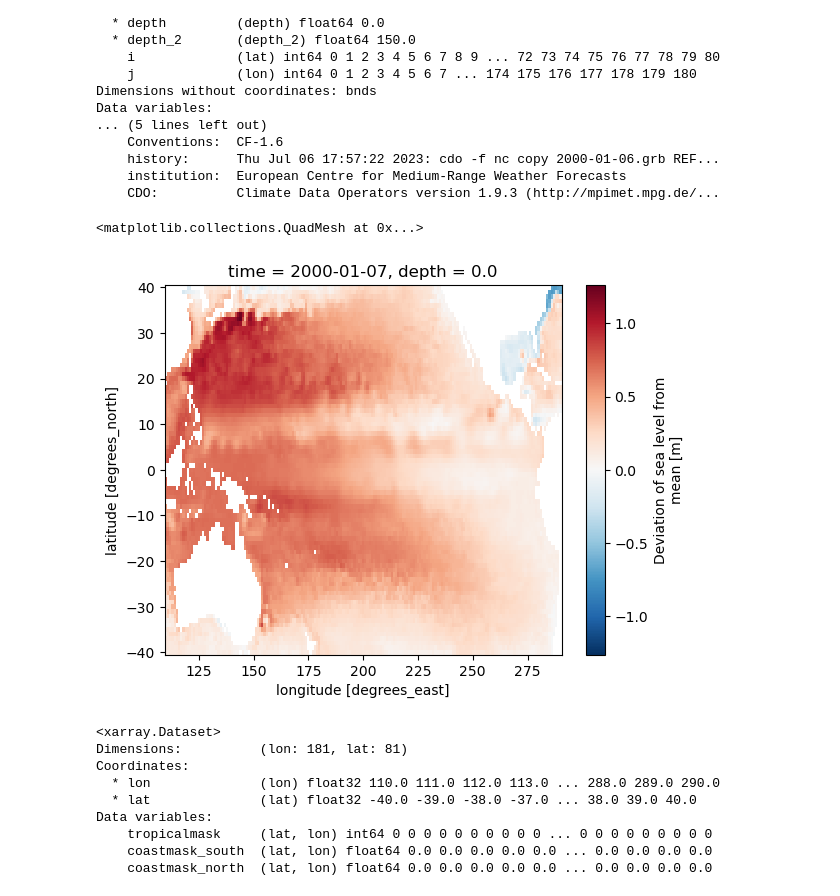
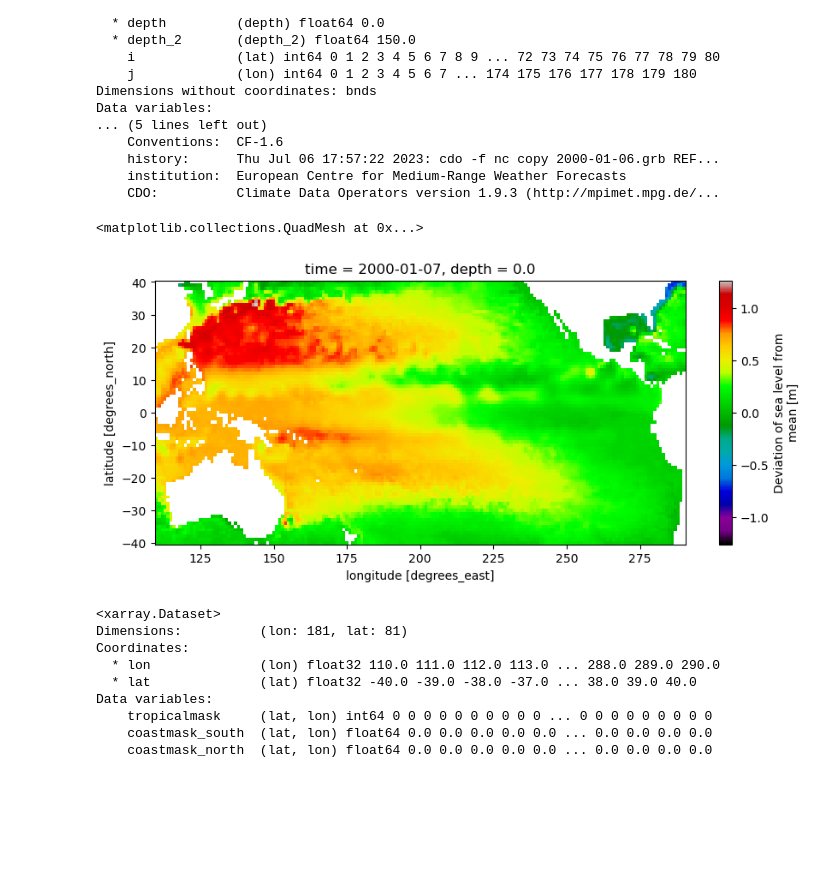
Before and after one commit to lucasglasner/S2S_CEAZA, a Jupyter notebook: create_masks.ipynb, the cells around one changed output. Cells and saved outputs as stored; diff of their text form; code cells hidden in the pictures; blank space fills up the shorter version.

```diff
--- a/create_masks.ipynb
+++ b/create_masks.ipynb
@@ -52,10 +54,11 @@ Data variables:
     CDO:          Climate Data Operators version 1.9.3 (http://mpimet.mpg.de/...
 # %%
 # Snapshot to sea level at initialization time
-reforecast['dslm'].isel(time=0).plot()
+fig = plt.figure(figsize=(10,4))
+reforecast['dslm'].isel(time=0).plot(cmap='nipy_spectral')
 # %% [output]
 <matplotlib.collections.QuadMesh at 0x...>
-[figure, old version]
+[figure, new version]
 # %%
 # Build tropical mask
 tropicalmask = reforecast.dslm[0,0,:,:].where(reforecast.lat>=-2).where(reforecast.lat<=2)
```
Also changed, not shown: parts of 18 cells of this notebook.
